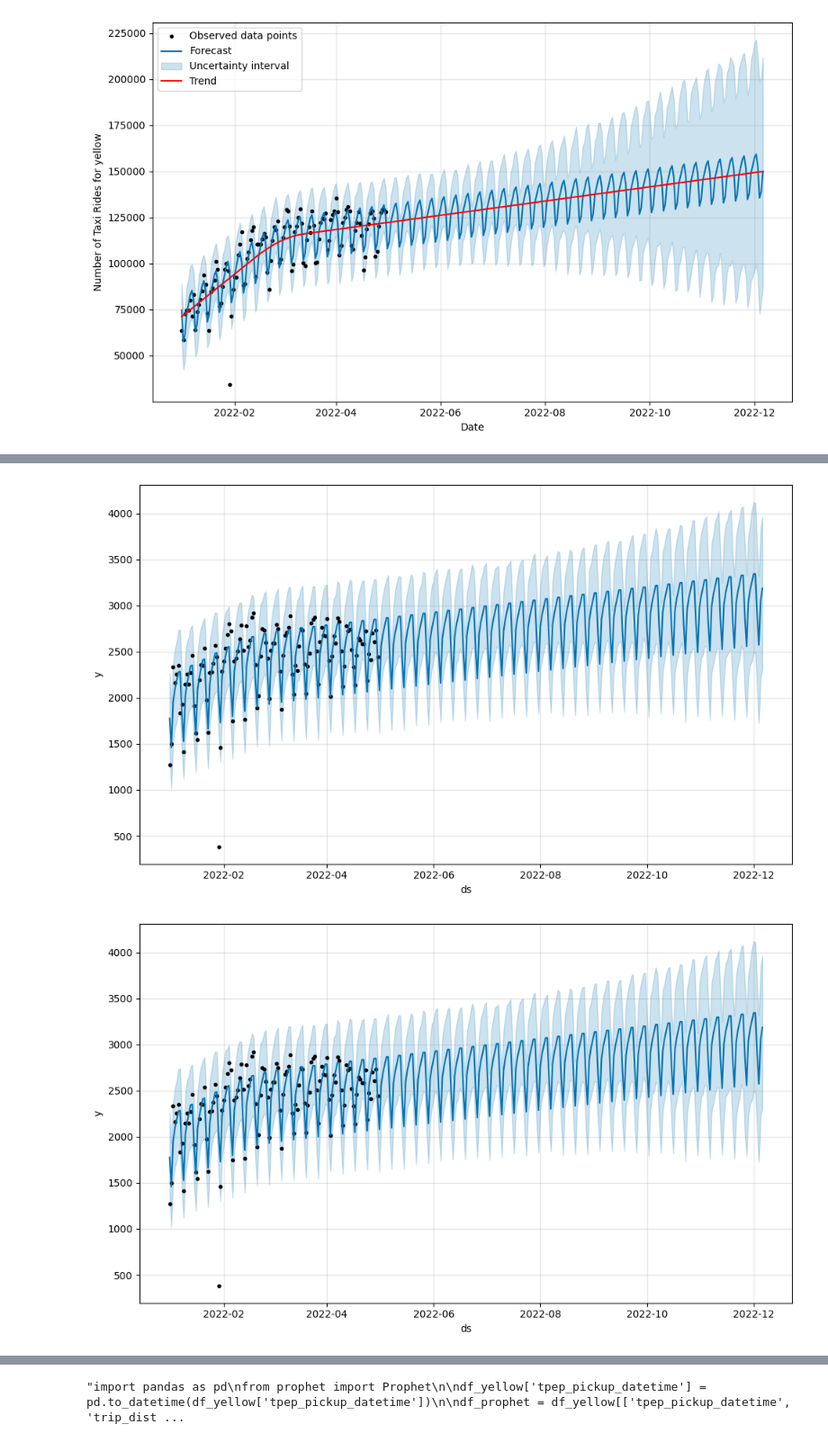
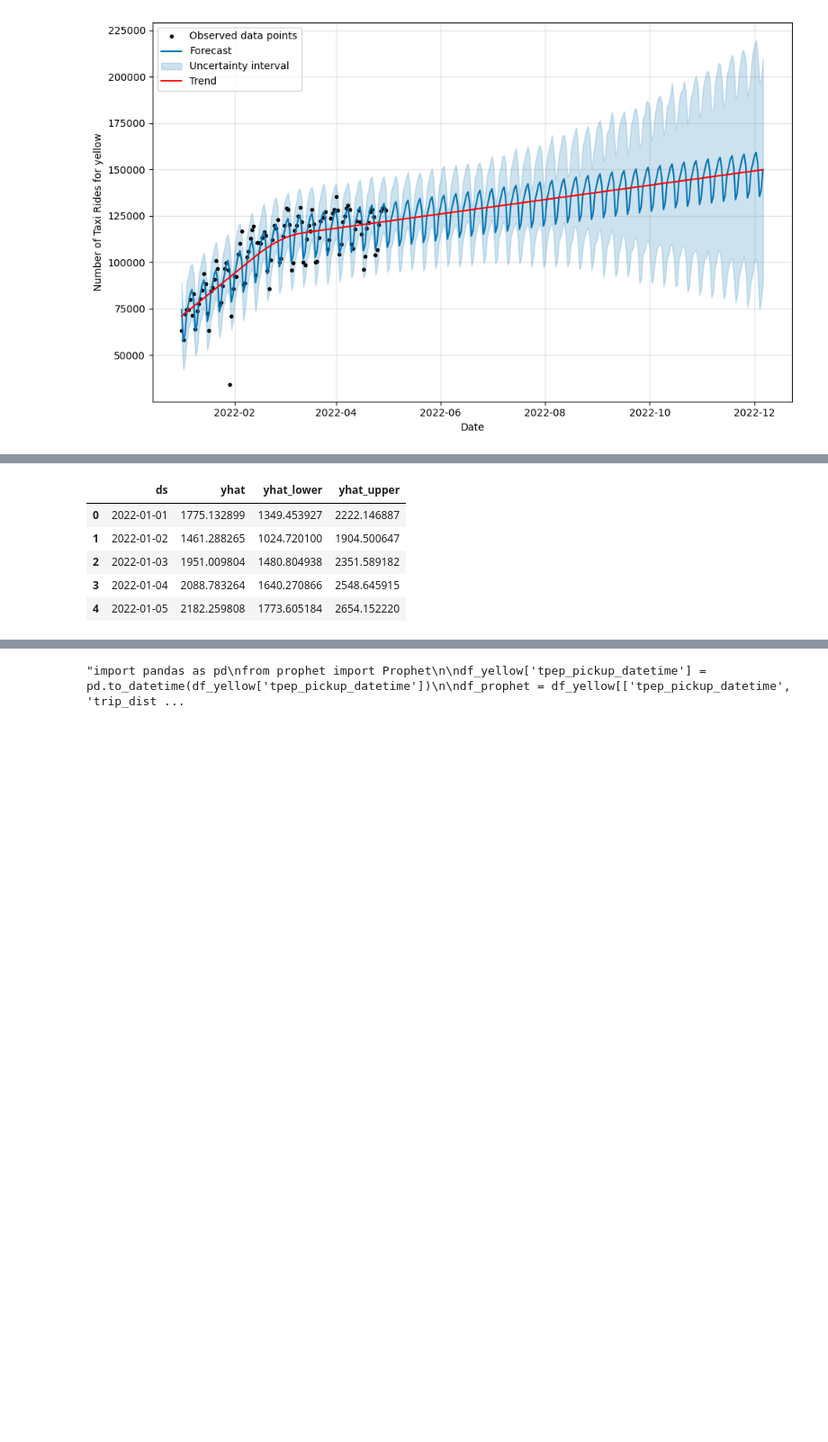
Before and after one commit to Strongside-87/Project-Delivery, a Jupyter notebook: 4_temporal_spatial_data_analysis.ipynb, the cells around one changed output, grey strips where cells are left out. Shown at 90% size. Drawn from its saved outputs; the diff is of its cells as text; code cells hidden in the pictures; blank space fills up the shorter version.

```diff
--- a/4_temporal_spatial_data_analysis.ipynb
+++ b/4_temporal_spatial_data_analysis.ipynb
@@ -677,5 +799,5 @@ forecast = model_green.predict(future_dates)
 forecast['yhat'] = forecast['yhat'].clip(lower=0)
 forecast[['ds', 'yhat', 'yhat_lower', 'yhat_upper']].head()
 
-model_green.plot(forecast, uncertainty = True)
+#model_green.plot(forecast, uncertainty = True)
 # %% [output]
@@ -684,5 +806,9 @@ model_green.plot(forecast, uncertainty = True)
-[figure, removed]
-[figure, removed]
+|  | ds | yhat | yhat_lower | yhat_upper |
+| 0 | 2022-01-01 | 1775.132899 | 1349.453927 | 2222.146887 |
+| 1 | 2022-01-02 | 1461.288265 | 1024.720100 | 1904.500647 |
+| 2 | 2022-01-03 | 1951.009804 | 1480.804938 | 2351.589182 |
+| 3 | 2022-01-04 | 2088.783264 | 1640.270866 | 2548.645915 |
+| 4 | 2022-01-05 | 2182.259808 | 1773.605184 | 2654.152220 |
 # %%
 model_green.plot(forecast, xlabel='Date', ylabel='Number of Taxi Rides for green')
 plt.plot(forecast['ds'], forecast['trend'], color='red', label='Trend')
```
Also changed, not shown: parts of 24 cells of this notebook, 2 other files.
